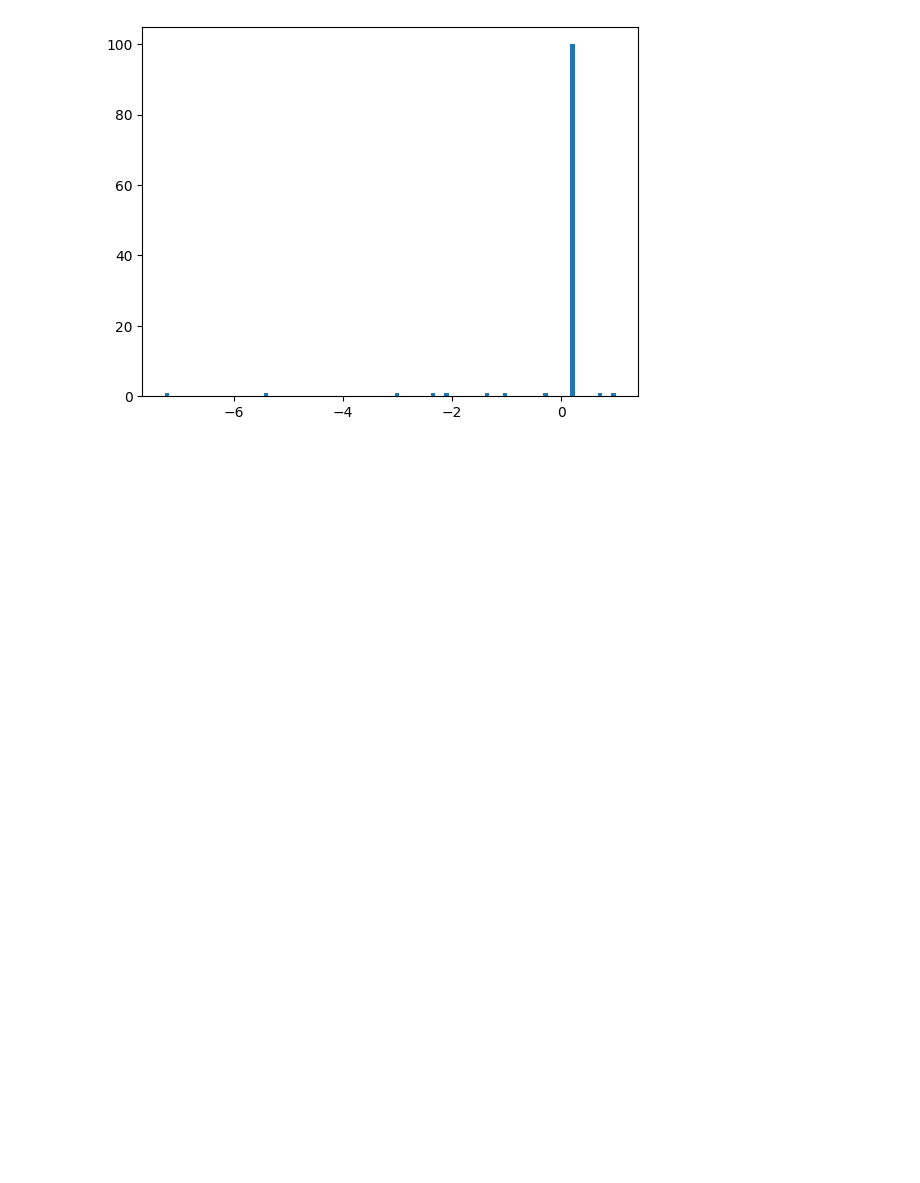
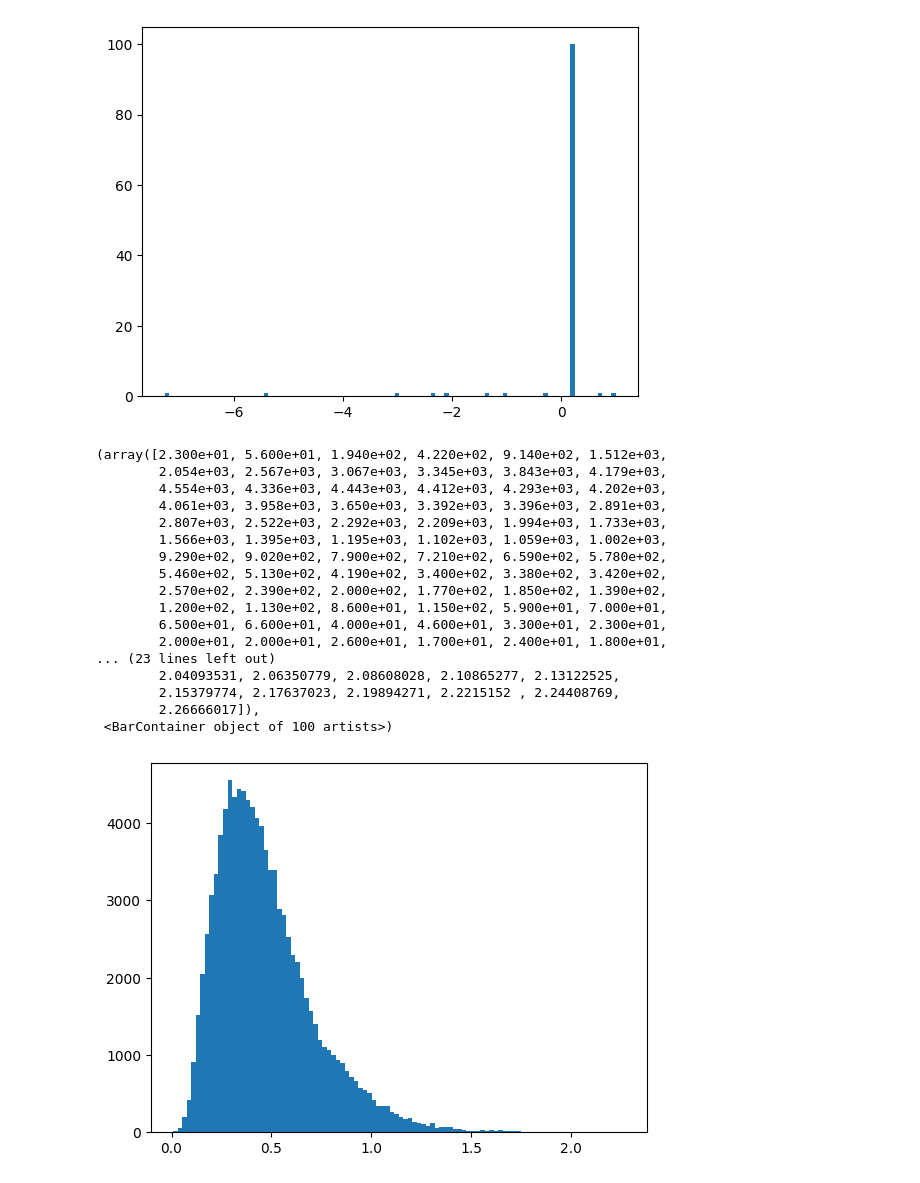
Before and after one commit to pinakm9/DeepRFM, a Jupyter notebook: notebooks/test.ipynb, the cells around one changed output. Drawn from its saved outputs; the diff is of its cells as text; code cells hidden in the pictures; blank space fills up the shorter version.

```diff
--- a/notebooks/test.ipynb
+++ b/notebooks/test.ipynb
@@ -171,7 +171,26 @@ x, y = batch.drf.learn_(Uo, 42)
 # %%
 print(x.shape, y.shape)
 # %%
-plt.hist(torch.linalg.norm(x, axis=0), bins=100)
+plt.hist(torch.linalg.norm(y, axis=0), bins=100)
+# %% [output]
+(array([2.300e+01, 5.600e+01, 1.940e+02, 4.220e+02, 9.140e+02, 1.512e+03,
+        2.054e+03, 2.567e+03, 3.067e+03, 3.345e+03, 3.843e+03, 4.179e+03,
+        4.554e+03, 4.336e+03, 4.443e+03, 4.412e+03, 4.293e+03, 4.202e+03,
+        4.061e+03, 3.958e+03, 3.650e+03, 3.392e+03, 3.396e+03, 2.891e+03,
+        2.807e+03, 2.522e+03, 2.292e+03, 2.209e+03, 1.994e+03, 1.733e+03,
+        1.566e+03, 1.395e+03, 1.195e+03, 1.102e+03, 1.059e+03, 1.002e+03,
+        9.290e+02, 9.020e+02, 7.900e+02, 7.210e+02, 6.590e+02, 5.780e+02,
+        5.460e+02, 5.130e+02, 4.190e+02, 3.400e+02, 3.380e+02, 3.420e+02,
+        2.570e+02, 2.390e+02, 2.000e+02, 1.770e+02, 1.850e+02, 1.390e+02,
+        1.200e+02, 1.130e+02, 8.600e+01, 1.150e+02, 5.900e+01, 7.000e+01,
+        6.500e+01, 6.600e+01, 4.000e+01, 4.600e+01, 3.300e+01, 2.300e+01,
+        2.000e+01, 2.000e+01, 2.600e+01, 1.700e+01, 2.400e+01, 1.800e+01,
+... (23 lines left out)
+        2.04093531, 2.06350779, 2.08608028, 2.10865277, 2.13122525,
+        2.15379774, 2.17637023, 2.19894271, 2.2215152 , 2.24408769,
+        2.26666017]),
+ <BarContainer object of 100 artists>)
+[figure, added]
 # %%
 plt.hist(y[0], bins=100)
 # %% [output]
```
Also changed, not shown: parts of 5 cells of this notebook, 1 other file.
